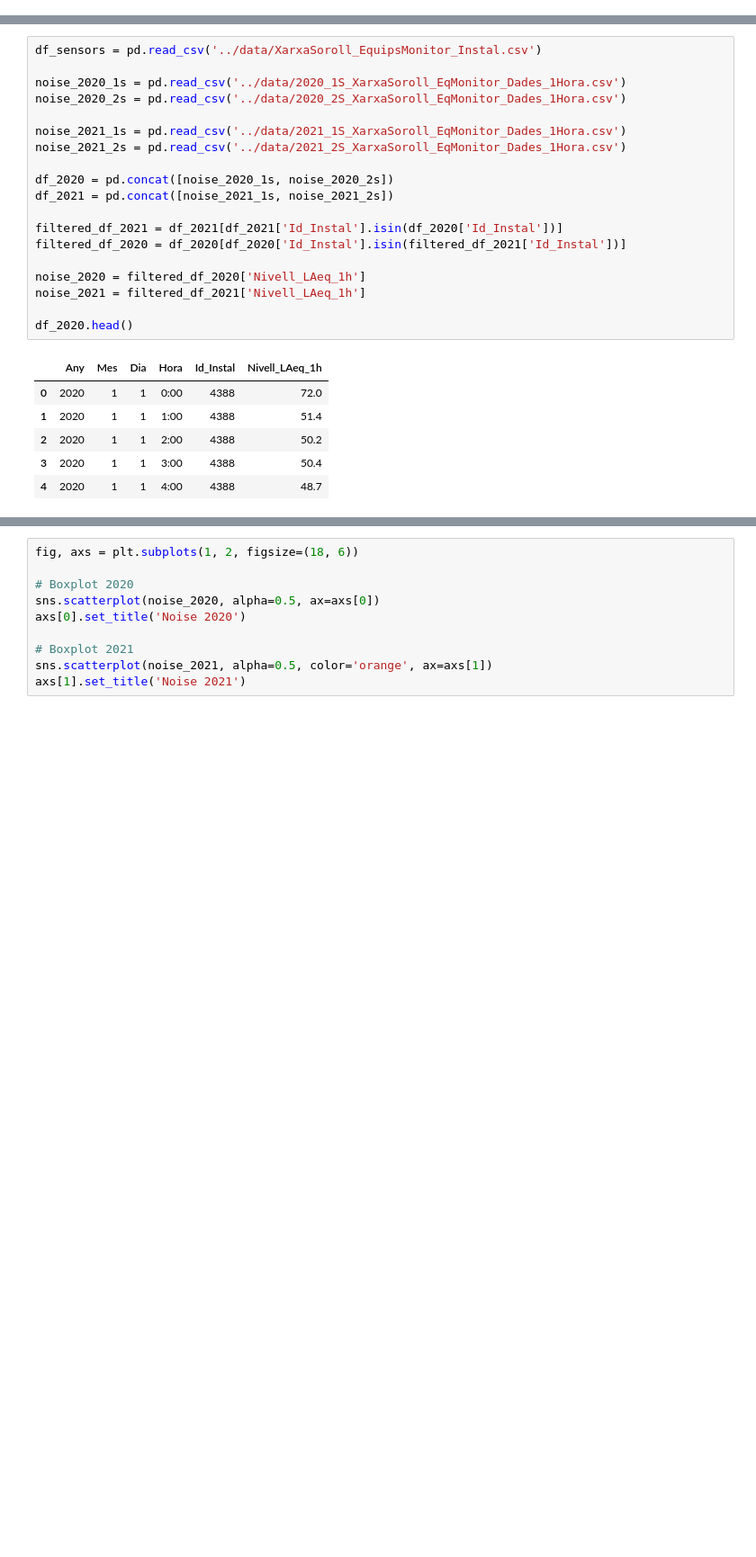
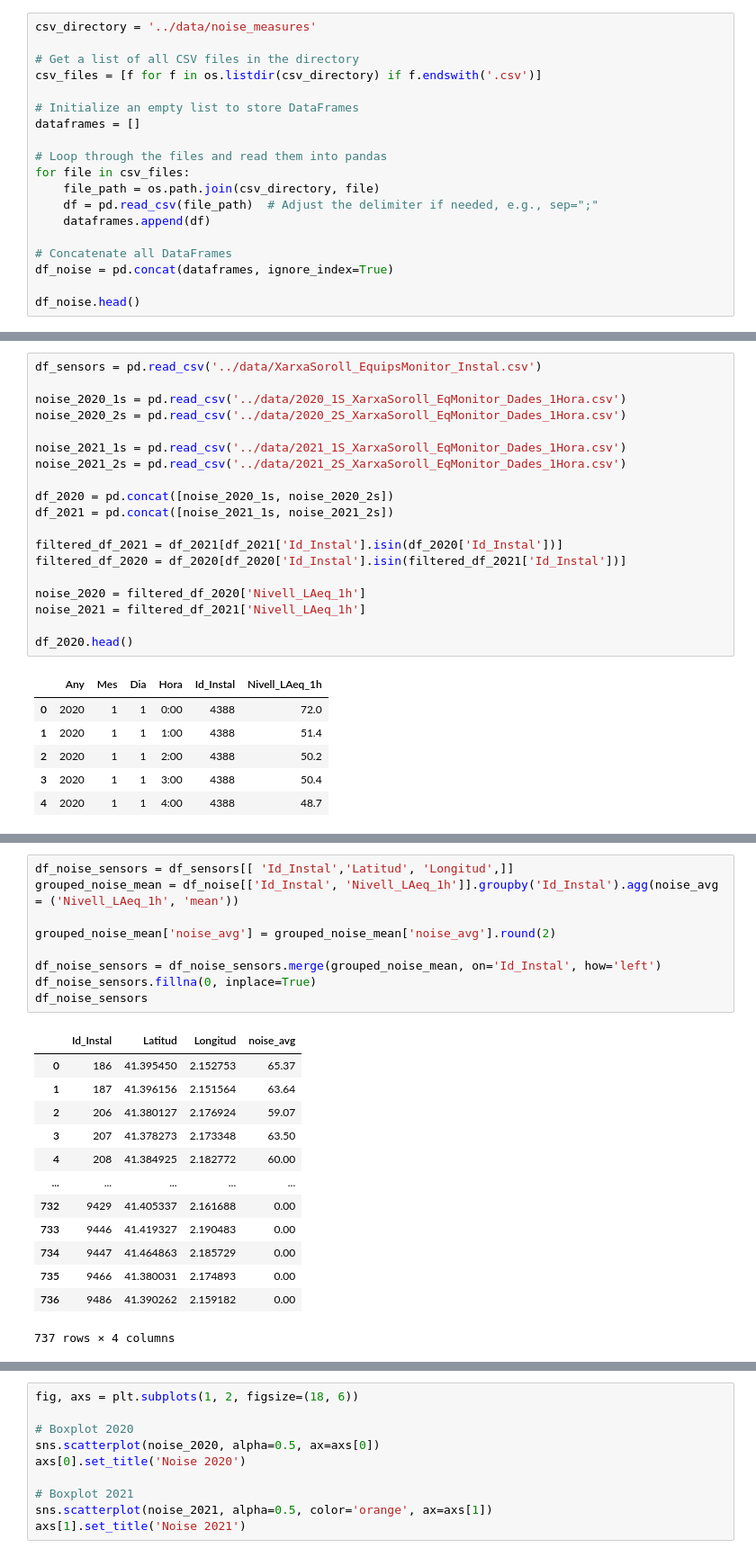
Before and after one commit to ivanseldas/COVID-Noise-Impact-Barcelona, a Jupyter notebook: notebooks/noise_bcn.ipynb, the cells around one changed output, grey strips where cells are left out. Shown at 90% size. Cells and saved outputs as stored; diff of their text form; blank space fills up the shorter version.

Commit message:
data from 2015 to 2023 added

```diff
--- a/notebooks/noise_bcn.ipynb
+++ b/notebooks/noise_bcn.ipynb
@@ -12,3 +13,22 @@ warnings.filterwarnings("ignore")
 warnings.simplefilter(action='ignore', category=FutureWarning)
 # %% [markdown]
 ## Data Loading
+# %%
+csv_directory = '../data/noise_measures'
+
+# Get a list of all CSV files in the directory
+csv_files = [f for f in os.listdir(csv_directory) if f.endswith('.csv')]
+
+# Initialize an empty list to store DataFrames
+dataframes = []
+
+# Loop through the files and read them into pandas
+for file in csv_files:
+    file_path = os.path.join(csv_directory, file)
+    df = pd.read_csv(file_path)  # Adjust the delimiter if needed, e.g., sep=";"
+    dataframes.append(df)
+
+# Concatenate all DataFrames
+df_noise = pd.concat(dataframes, ignore_index=True)
+
+df_noise.head()
@@ -67,0 +78,23 @@ m
+# %%
+df_noise_sensors = df_sensors[[ 'Id_Instal','Latitud', 'Longitud',]]
+grouped_noise_mean = df_noise[['Id_Instal', 'Nivell_LAeq_1h']].groupby('Id_Instal').agg(noise_avg = ('Nivell_LAeq_1h', 'mean'))
+
+grouped_noise_mean['noise_avg'] = grouped_noise_mean['noise_avg'].round(2)
+
+df_noise_sensors = df_noise_sensors.merge(grouped_noise_mean, on='Id_Instal', how='left')
+df_noise_sensors.fillna(0, inplace=True)
+df_noise_sensors
+# %% [output]
+|  | Id_Instal | Latitud | Longitud | noise_avg |
+| 0 | 186 | 41.395450 | 2.152753 | 65.37 |
+| 1 | 187 | 41.396156 | 2.151564 | 63.64 |
+| 2 | 206 | 41.380127 | 2.176924 | 59.07 |
+| 3 | 207 | 41.378273 | 2.173348 | 63.50 |
+| 4 | 208 | 41.384925 | 2.182772 | 60.00 |
+| ... | ... | ... | ... | ... |
+| 732 | 9429 | 41.405337 | 2.161688 | 0.00 |
+| 733 | 9446 | 41.419327 | 2.190483 | 0.00 |
+| 734 | 9447 | 41.464863 | 2.185729 | 0.00 |
+| 735 | 9466 | 41.380031 | 2.174893 | 0.00 |
+| 736 | 9486 | 41.390262 | 2.159182 | 0.00 |
+737 rows × 4 columns
```
Also changed, not shown: parts of 7 cells of this notebook, 24 other files.
